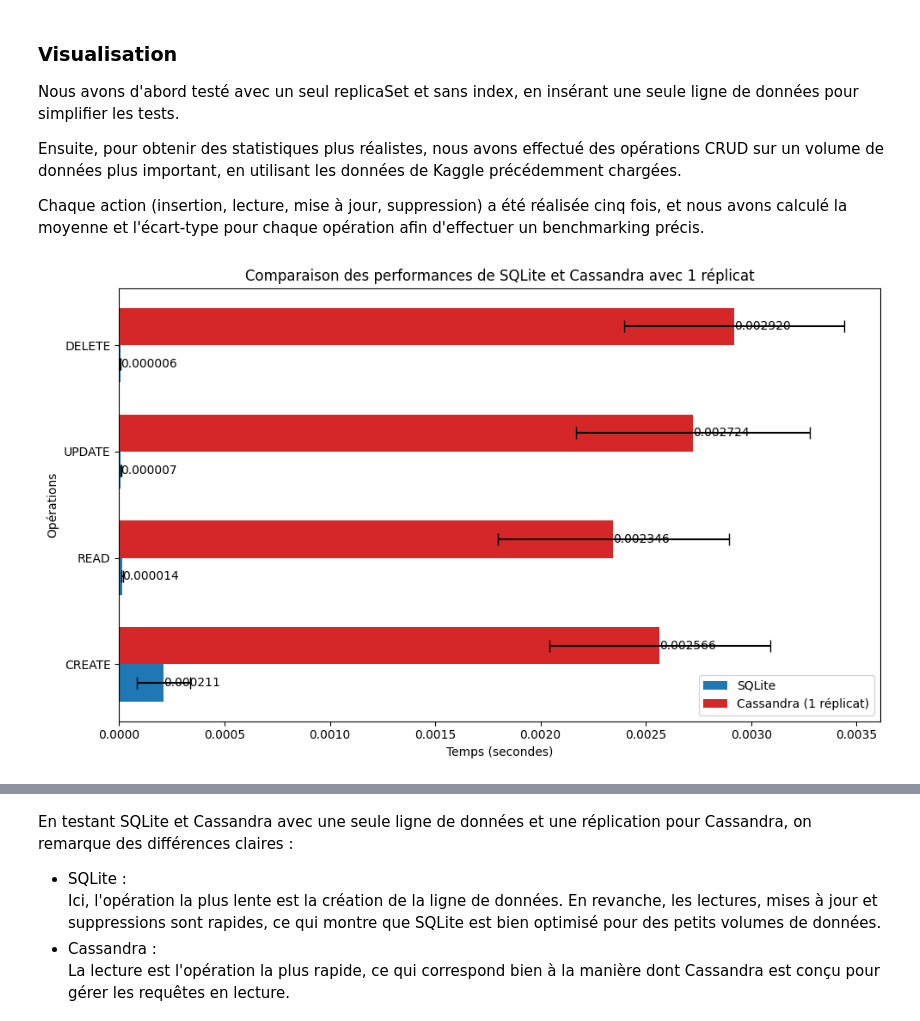
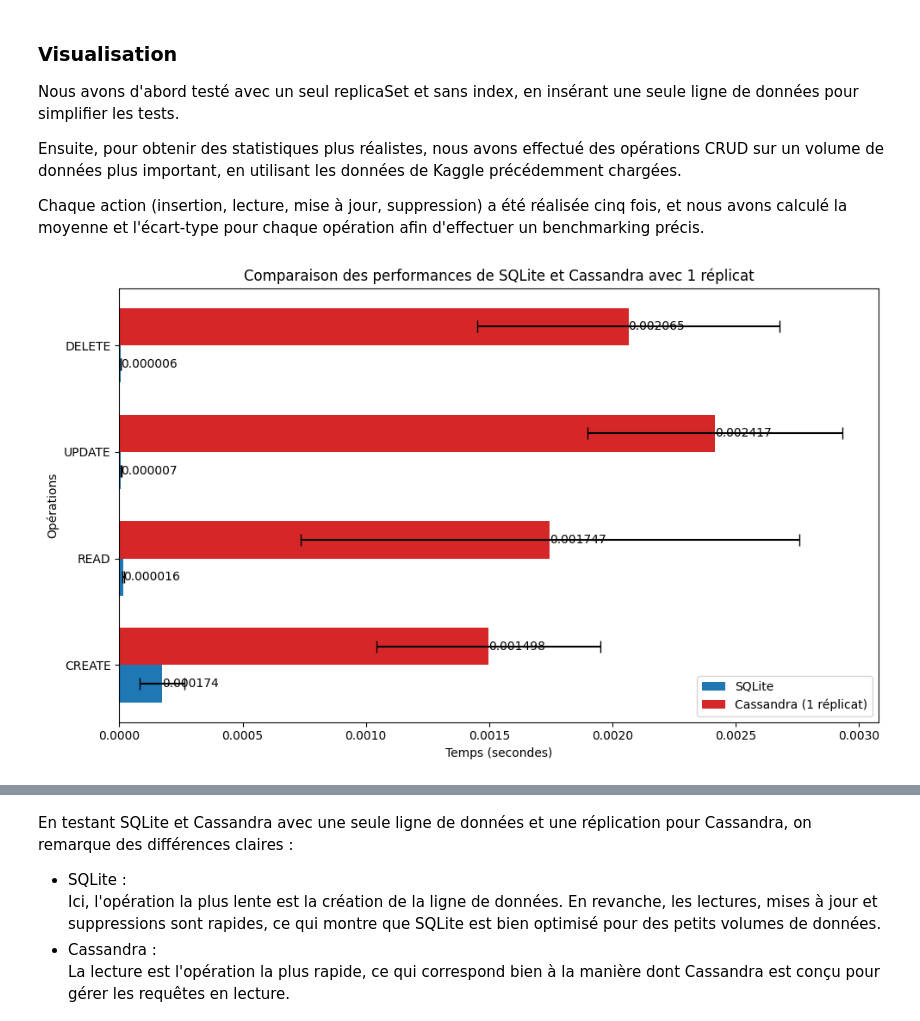
Before and after one commit to charlottekruzic/database-performance-comparison, a Jupyter notebook: notebook.ipynb, the cells around one changed output, grey strips where cells are left out. Cells and saved outputs as stored; diff of their text form; code cells hidden in the pictures.

```diff
--- a/notebook.ipynb
+++ b/notebook.ipynb
@@ -830,18 +830,18 @@ Chaque action (insertion, lecture, mise à jour, suppression) a été réalisée
 # %%
 # Valeurs de temps pour SQLite
 sqlite_times = {
-    'CREATE': (create_sqlite_mean_time, create_sqlite_std_time),
-    'READ': (read_sqlite_mean_time, read_sqlite_std_time),
-    'UPDATE': (update_sqlite_mean_time, update_sqlite_std_time),
-    'DELETE': (delete_sqlite_mean_time, delete_sqlite_std_time)
+    'CREATE': (create_sqlite_simple_mean_time, create_sqlite_simple_std_time),
+    'READ': (read_sqlite_simple_mean_time, read_sqlite_simple_std_time),
+    'UPDATE': (update_sqlite_simple_mean_time, update_sqlite_simple_std_time),
+    'DELETE': (delete_sqlite_simple_mean_time, delete_sqlite_simple_std_time)
 }
 
 # Valeurs de temps pour Cassandra avec 1 réplicat
 cassandra_times = {
-    'CREATE': (create_cas_mean_time, create_cas_std_time),
-    'READ': (read_cas_mean_time, read_cas_std_time),
-    'UPDATE': (update_cas_mean_time, update_cas_std_time),
-    'DELETE': (delete_cas_mean_time, delete_cas_std_time)
+    'CREATE': (create_cassandra_simple_mean_time, create_cassandra_simple_std_time),
+    'READ': (read_cassandra_simple_mean_time, read_cassandra_simple_std_time),
+    'UPDATE': (update_cassandra_simple_mean_time, update_cassandra_simple_std_time),
+    'DELETE': (delete_cassandra_simple_mean_time, delete_cassandra_simple_std_time)
 }
 
 operations = ['CREATE', 'READ', 'UPDATE', 'DELETE']
@@ -850,33 +850,33 @@ sqlite_means = [sqlite_times[op][0] for op in operations]
 sqlite_stds = [sqlite_times[op][1] for op in operations]
 
 cassandra_means = [cassandra_times[op][0] for op in operations]
 cassandra_stds = [cassandra_times[op][1] for op in operations]
 
 y = np.arange(len(operations))
 height = 0.35
 fig, ax = plt.subplots(figsize=(10, 6))
 
 bars1 = ax.barh(y - height / 2, sqlite_means, height, xerr=sqlite_stds, label='SQLite', capsize=5, color='tab:blue')
 bars2 = ax.barh(y + height / 2, cassandra_means, height, xerr=cassandra_stds, label='Cassandra (1 réplicat)', capsize=5, color='tab:red')
 
 ax.set_xlabel('Temps (secondes)')
 ax.set_ylabel('Opérations')
 ax.set_title('Comparaison des performances de SQLite et Cassandra avec 1 réplicat')
 ax.set_yticks(y)
 ax.set_yticklabels(operations)
 ax.legend()
 
 def add_values(bars):
     for bar in bars:
         xval = bar.get_width()
         ax.text(xval, bar.get_y() + bar.get_height() / 2, f'{xval:.6f}', va='center', ha='left')
 
 add_values(bars1)
 add_values(bars2)
 
 plt.tight_layout()
 plt.show()
 # %% [output]
-[figure, old version]
+[figure, new version]
 # %%
 sqlite_memory = {
```
Also changed, not shown: parts of 45 cells of this notebook, 4 other files.
